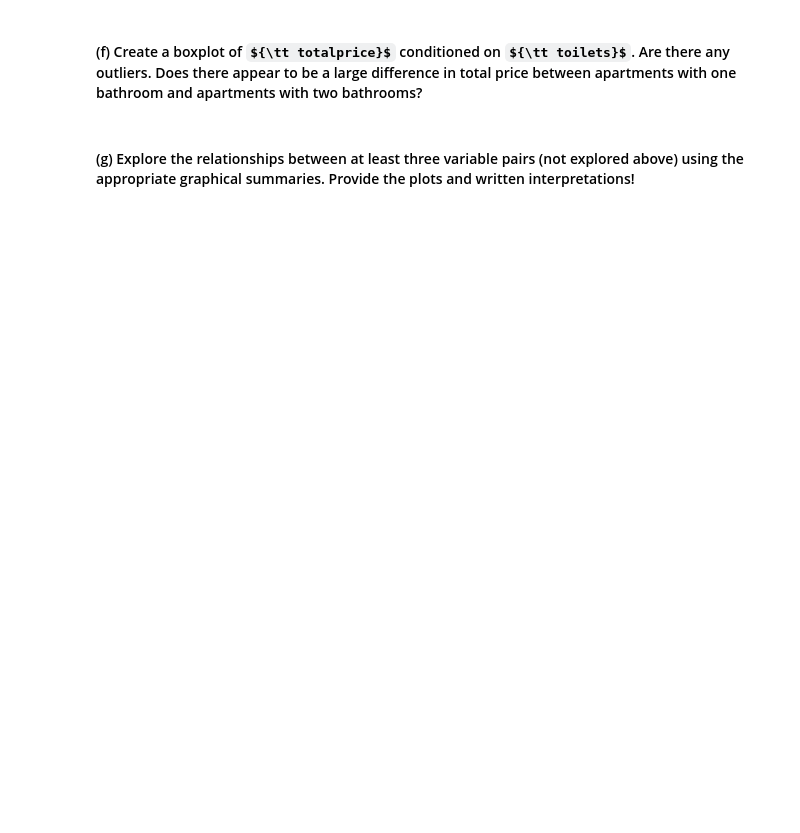
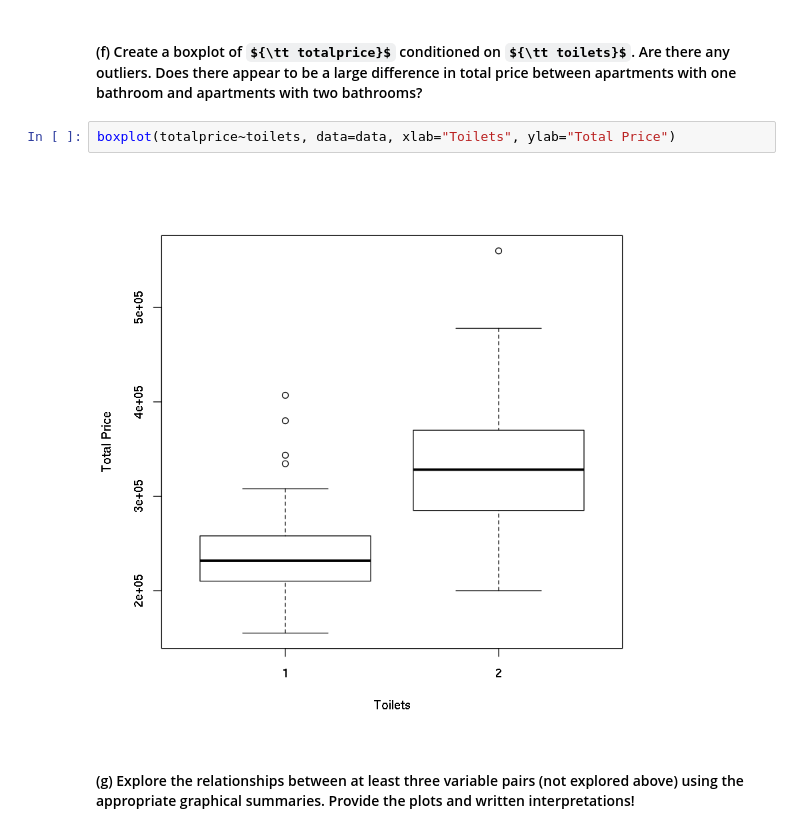
Before and after one commit to dskrenta/appm-4570, a Jupyter notebook: week1/hwk1_Sp18_appm4570-computational.ipynb, the cells around one changed output. Drawn from its saved outputs; the diff is of its cells as text; some formulas as TeX source; blank space fills up the shorter version.

```diff
--- a/week1/hwk1_Sp18_appm4570-computational.ipynb
+++ b/week1/hwk1_Sp18_appm4570-computational.ipynb
@@ -80,4 +232,8 @@ Here are descriptions of the variables:
 # %% [markdown]
 #### (f) Create a boxplot of ${\tt totalprice}$ conditioned on ${\tt toilets}$. Are there any outliers. Does there appear to be a large difference in total price between apartments with one bathroom and apartments with two bathrooms?
+# %%
+boxplot(totalprice~toilets, data=data, xlab="Toilets", ylab="Total Price")
+# %% [output]
+[figure, added]
 # %% [markdown]
 #### (g) Explore the relationships between at least three variable pairs (not explored above) using the appropriate graphical summaries. Provide the plots and written interpretations!
```
Also changed, not shown: parts of 13 cells of this notebook, 1 other file.
